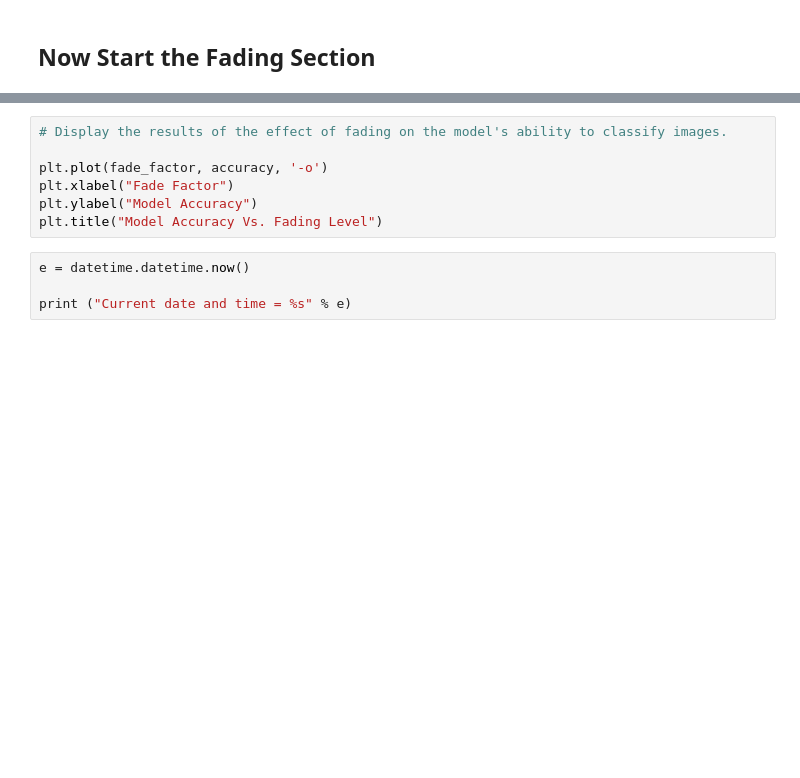
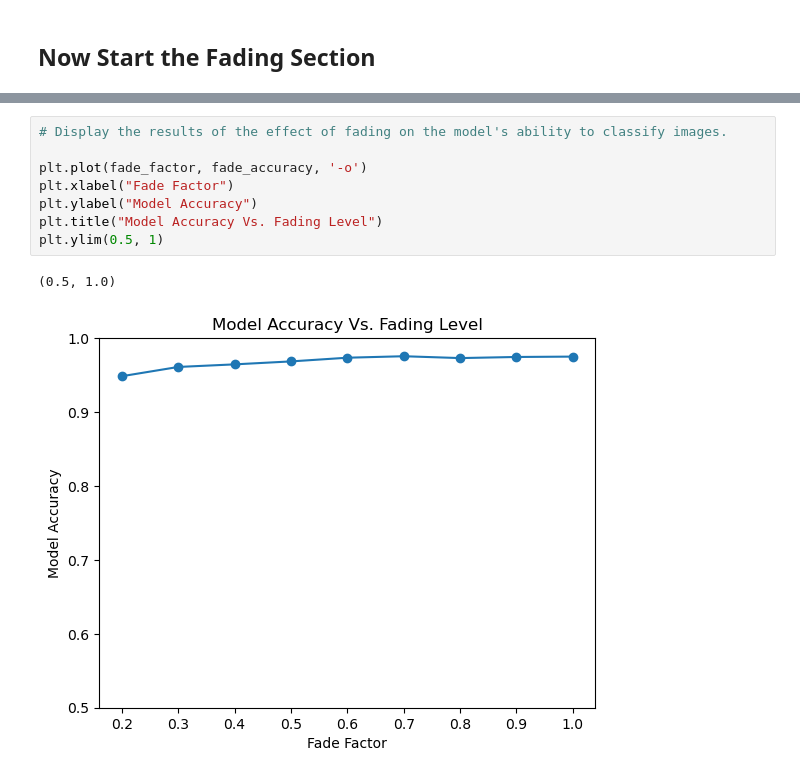
Before and after one commit to Mark12481632/UDA_Assessment_4_02179784_Roberts, a Jupyter notebook: UDA_Assessment_4_02179784_Roberts.ipynb, the cells around one changed output, grey strips where cells are left out. Saved outputs shown, nothing was run; the diff lists cells and outputs as text; blank space fills up the shorter version.

```diff
--- a/UDA_Assessment_4_02179784_Roberts.ipynb
+++ b/UDA_Assessment_4_02179784_Roberts.ipynb
@@ -270,11 +301,11 @@ for i in range(len(sample_image)):
 # %%
 # Display the results of the effect of fading on the model's ability to classify images.
 
-plt.plot(fade_factor, accuracy, '-o')
+plt.plot(fade_factor, fade_accuracy, '-o')
 plt.xlabel("Fade Factor")
 plt.ylabel("Model Accuracy")
 plt.title("Model Accuracy Vs. Fading Level")
+plt.ylim(0.5, 1)
+# %% [output]
+(0.5, 1.0)
+[figure, added]
-# %%
-e = datetime.datetime.now()
-
-print ("Current date and time = %s" % e)
```
Also changed, not shown: parts of 13 cells of this notebook.
